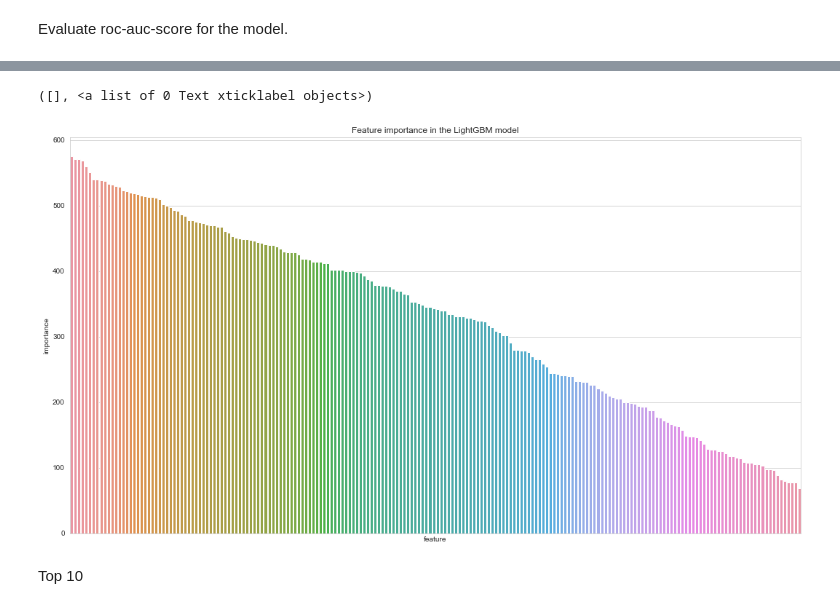
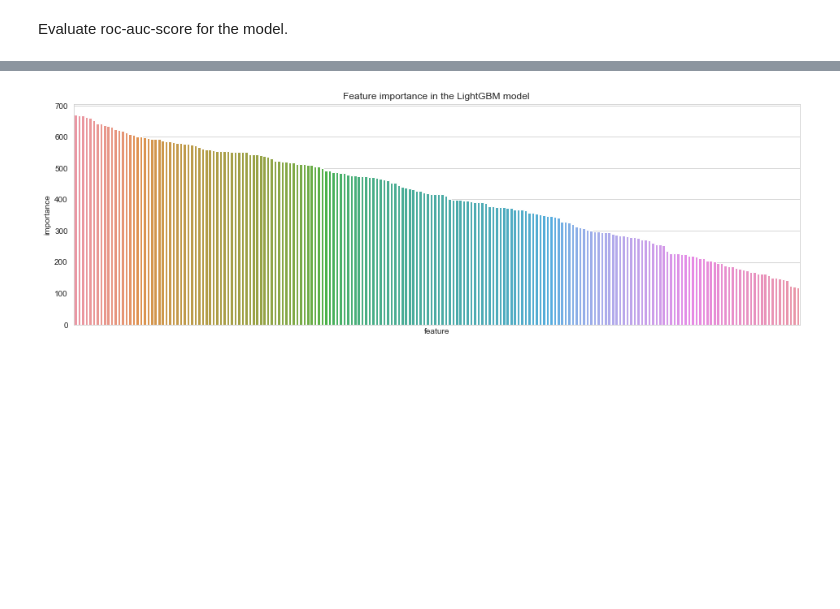
Before and after one commit to abfu/Santander-Customer-Transaction, a Jupyter notebook: SCTpred.ipynb, the cells around one changed output, grey strips where cells are left out. Saved outputs shown, nothing was run; the diff lists cells and outputs as text; code cells hidden in the pictures; blank space fills up the shorter version.

```diff
--- a/SCTpred.ipynb
+++ b/SCTpred.ipynb
@@ -295,14 +296,13 @@ df_importances = pd.DataFrame()
 df_importances['feature'] = features
 df_importances['importance'] = clf_lgb.feature_importance()
 df_importances.sort_values(by='importance', ascending=False, inplace=True)
+df_importances.reset_index(inplace=True)
 # %%
-plt.figure(figsize=(18, 10))
+plt.figure(figsize=(16, 5))
 plt.title('Feature importance in the LightGBM model')
 sns.barplot(x='feature', y='importance', data=df_importances)
 plt.xticks([])
+plt.show()
 # %% [output]
-([], <a list of 0 Text xticklabel objects>)
-[figure, old version]
+[figure, new version]
-# %% [markdown]
-Top 10
 # %%
```
Also changed, not shown: parts of 53 cells of this notebook.
